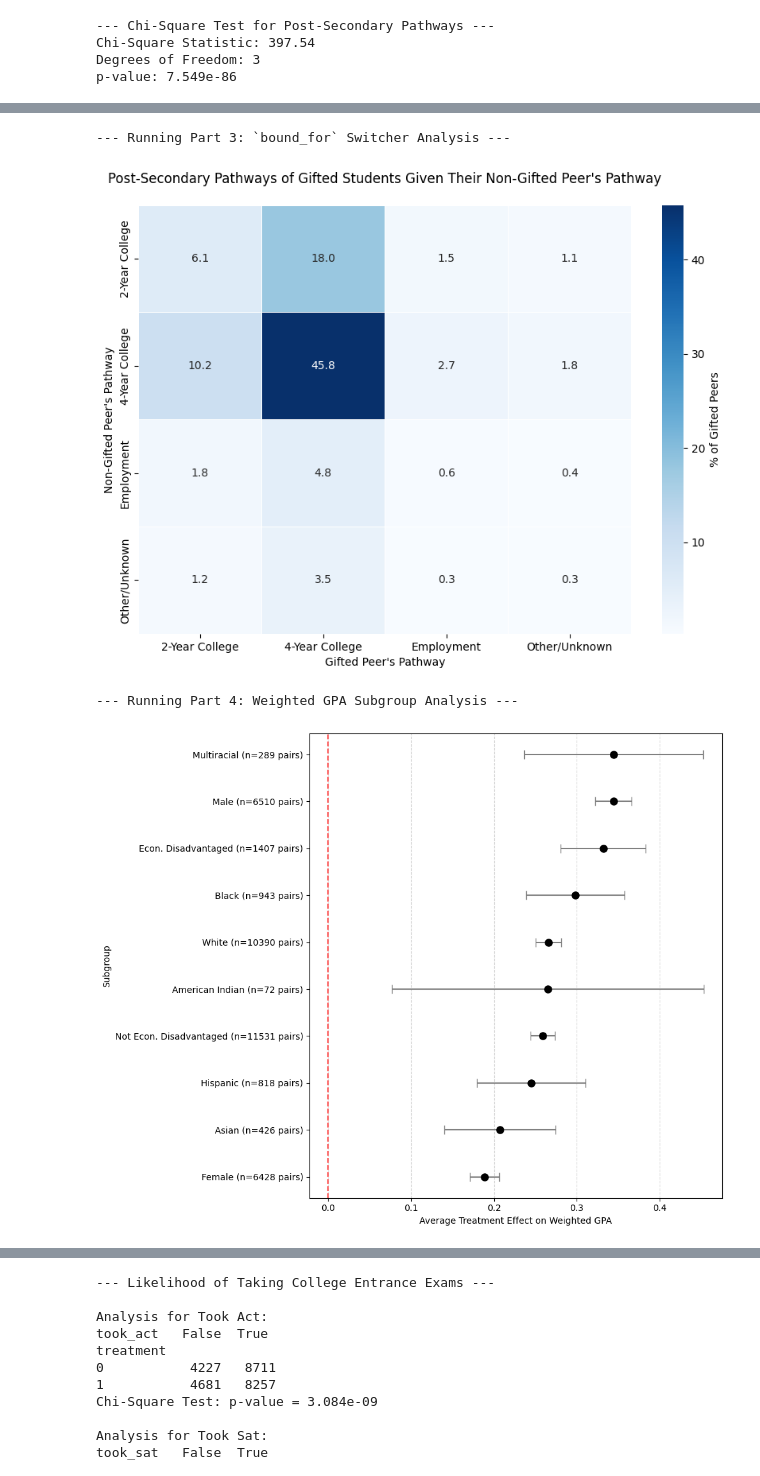
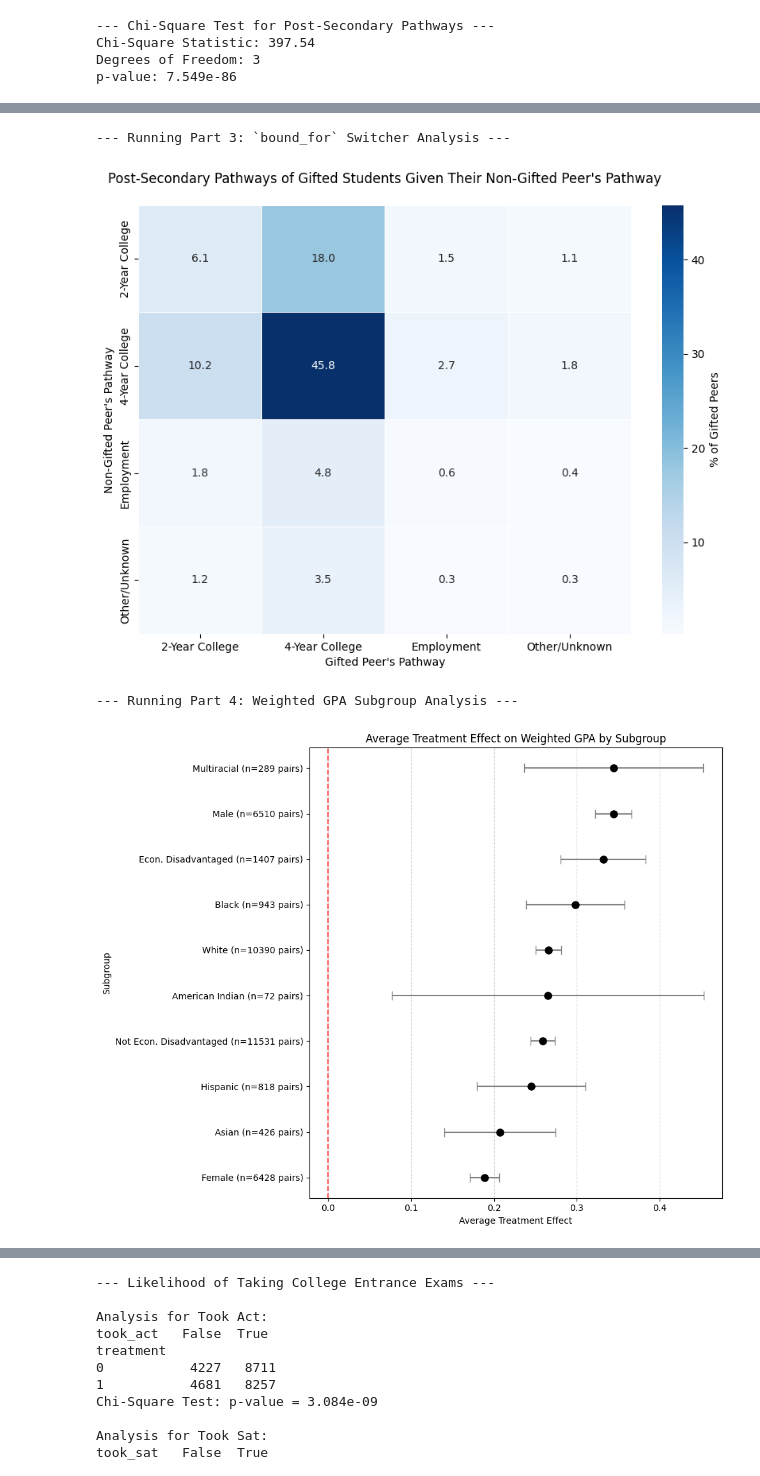
Before and after one commit to dmatten1/gifted-paper, a Jupyter notebook: analysis.ipynb, the cells around one changed output, grey strips where cells are left out. Cells and saved outputs as stored; diff of their text form; code cells hidden in the pictures.

```diff
--- a/analysis.ipynb
+++ b/analysis.ipynb
@@ -583,6 +584,7 @@ ax.set_xlabel("Average Treatment Effect (ATE) on Test Scores")
 ax.set_ylabel("Subgroup")
 ax.legend(title='Subject', loc='best')
 ax.grid(True, axis='x', linestyle=':', alpha=0.6)
+ax.set_title("Average Treatment Effect of the Gifted Label on Standardized Test Scores by Subject and Subgroup")
 
 plt.tight_layout()
 plt.show()
@@ -1178,6 +1180,7 @@ ax = pathway_props.plot(kind='bar', figsize=(14, 8), rot=0, width=0.8)
 plt.ylabel('Proportion of Students', fontsize=12)
 plt.xlabel('Student Group', fontsize=12)
 plt.xticks(fontsize=12)
+ax.set_xticklabels(['Non-Labeled','Labeled'])
 plt.legend(title='Pathway', fontsize=11, bbox_to_anchor=(1.05, 1), loc='upper left')
 ax.spines['top'].set_visible(False)
 ax.spines['right'].set_visible(False)
@@ -1192,6 +1195,8 @@ for p in ax.patches:
                 textcoords='offset points',
                 fontsize=10)
 
+ax.set_title("Post-High School Outcomes by Label")
+
 plt.tight_layout()
 plt.show()
 # %% [output]
@@ -1253,32 +1258,33 @@ for col, labels in subgroup_map.items():
         nongifted_sub = sub_pairs[sub_pairs['treatment'] == 0].set_index('match_id')['gpa_weighted']
         diff_sub = gifted_sub - nongifted_sub.reindex(gifted_sub.index)
 
         ate = diff_sub.mean()
         ci = stats.t.interval(0.95, df=len(diff_sub)-1, loc=ate, scale=stats.sem(diff_sub))
 
         subgroup_results.append({'Subgroup': label, 'ATE': ate, 'CI_Lower': ci[0], 'CI_Upper': ci[1], 'N': num_pairs_sub})
 
 # Create the Forest Plot
 if subgroup_results:
     subgroup_df = pd.DataFrame(subgroup_results).sort_values('ATE')
 
     # Create a new column for labels that includes the sample size (n)
     subgroup_df['Subgroup_Label'] = subgroup_df.apply(lambda row: f"{row['Subgroup']} (n={row['N']} pairs)", axis=1)
 
     fig, ax = plt.subplots(figsize=(10, 8))
     # Use the new 'Subgroup_Label' for the y-axis
     ax.errorbar(x=subgroup_df['ATE'], y=subgroup_df['Subgroup_Label'],
                 xerr=(subgroup_df['ATE'] - subgroup_df['CI_Lower'], subgroup_df['CI_Upper'] - subgroup_df['ATE']),
                 fmt='o', capsize=5, color='black', ecolor='gray', markersize=8)
 
     ax.axvline(x=0, linestyle='--', color='red', alpha=0.7)
-    ax.set_xlabel('Average Treatment Effect on Weighted GPA')
+    ax.set_xlabel('Average Treatment Effect')
     ax.set_ylabel('Subgroup')
     ax.grid(axis='x', linestyle='--', alpha=0.5)
+    ax.set_title("Average Treatment Effect on Weighted GPA by Subgroup")
     plt.tight_layout()
     plt.show()
 # %% [output]
 --- Running Part 3: `bound_for` Switcher Analysis ---
 [figure]
 --- Running Part 4: Weighted GPA Subgroup Analysis ---
-[figure, old version]
+[figure, new version]
```
Also changed, not shown: parts of 4 cells of this notebook, 4 other files.
